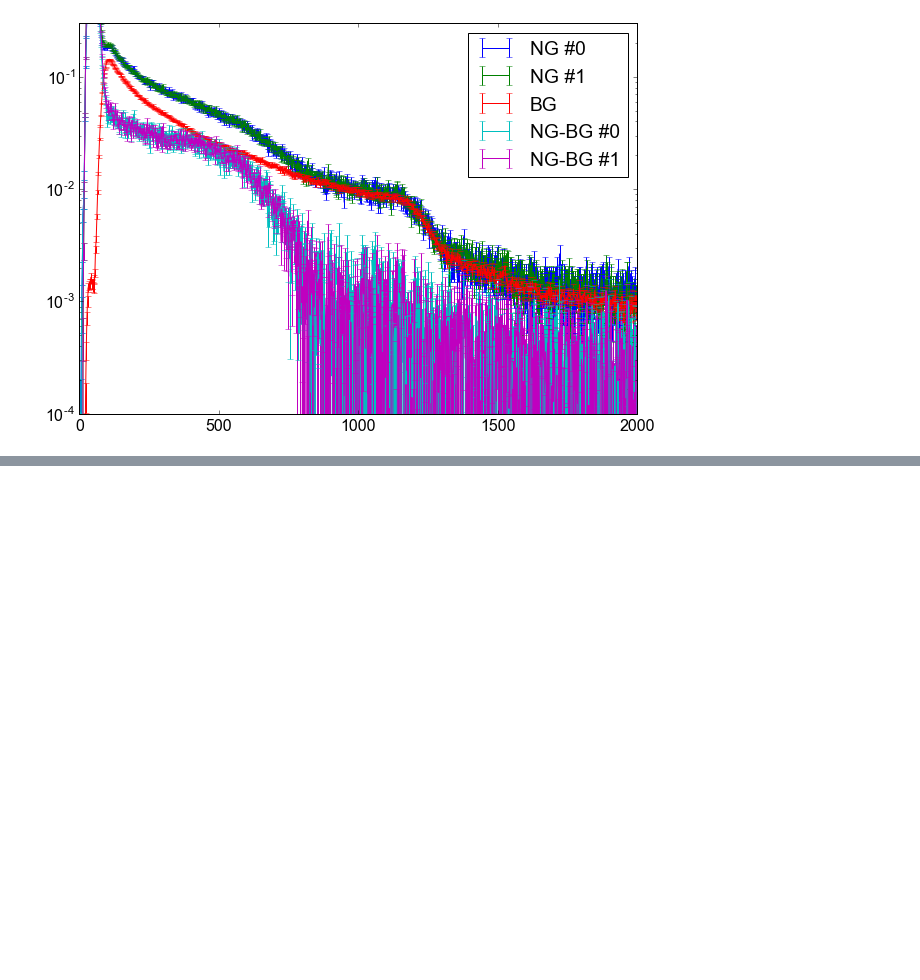
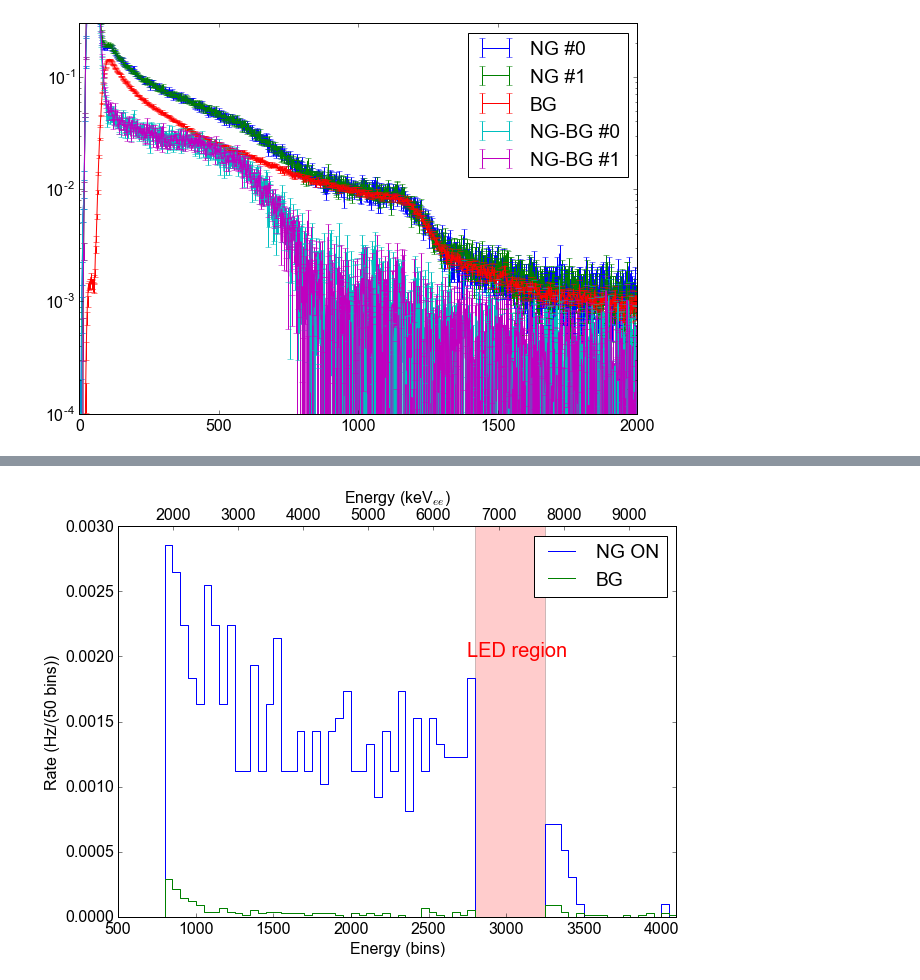
Before and after one commit to XENON1T/PTB, a Jupyter notebook: 03_2d_spectra.ipynb, the cells around one changed output, grey strips where cells are left out. Saved outputs shown, nothing was run; the diff lists cells and outputs as text; code cells hidden in the pictures; blank space fills up the shorter version.

```diff
--- a/03_2d_spectra.ipynb
+++ b/03_2d_spectra.ipynb
@@ -474,0 +545,24 @@ plt.show()
+# %%
+entries_ng, bins_e  = np.histogram(entries_high,bins=80, range=(500,4500))
+entries_bg, bins_e  = np.histogram(entries_high_bg,bins=80, range=(500,4500))
+
+bins_e_centers = 0.5*(bins_e[:-1] + bins_e[1:])
+
+plt.plot(bins_e[1:],1/ng_livetimes_0[0]*entries_ng,linestyle='steps',label='NG ON')
+plt.plot(bins_e[1:],1/sum(bg_livetimes_0)*entries_bg,linestyle='steps',label='BG')
+
+draw_box((2800,3250),(0,0.0030), facecolor='red', alpha=0.2)
+plt.ylim(0,0.0030)
+plt.xlim(500,4095)
+plt.xlabel('Energy (bins)')
+plt.ylabel('Rate (Hz/(50 bins))')
+plt.legend()
+plt.text(2750,0.002, 'LED region', color='red', fontsize=20)
+
+# Make a second x axis that shows the actual energy in keVee
+plt.twiny()
+plt.xlim(e_scale[500], e_scale[4095])
+plt.xlabel('Energy (keV$_{ee}$)')
+plt.show()
+# %% [output]
+[figure, added]
```
Also changed, not shown: parts of 11 cells of this notebook, 5 other files.
